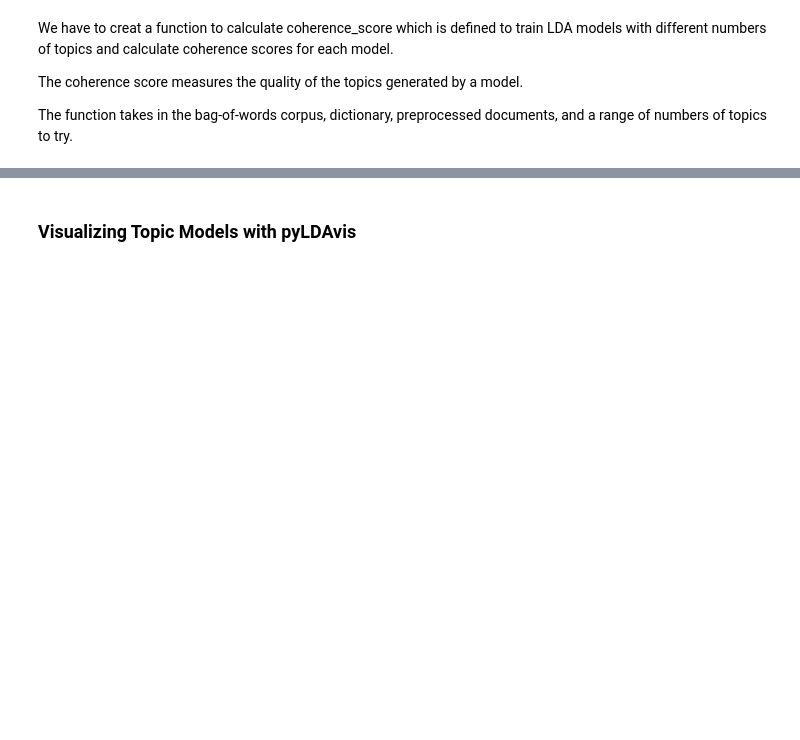
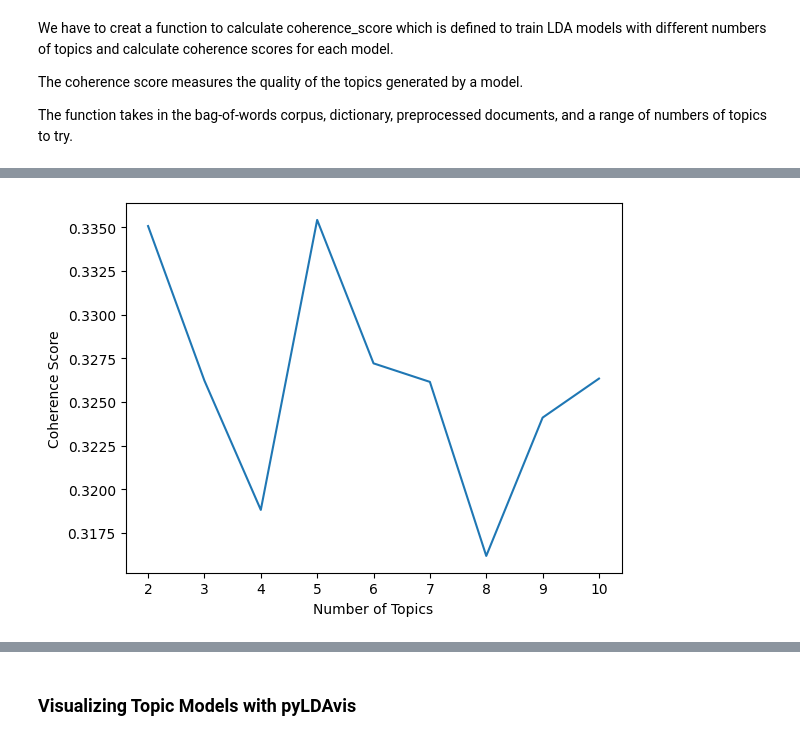
Before and after one commit to CIS-6397-Textmining-Spring-2023/miniproject3-miniproject3_group-6, a Jupyter notebook: MiniProject3-Group6.ipynb, the cells around one changed output, grey strips where cells are left out. Cells and saved outputs as stored; diff of their text form; code cells hidden in the pictures; blank space fills up the shorter version.

```diff
--- a/MiniProject3-Group6.ipynb
+++ b/MiniProject3-Group6.ipynb
@@ -165,11 +236,13 @@ model_list, coherence_values = calculate_coherence_score(bow_corpus, dictionary,
 # %%
 # Plot the coherence score for different number of topics
 
-x = range(2, 13, 1)
+x = range(2, 11, 1)
 plt.plot(x, coherence_values)
 plt.xlabel("Number of Topics")
 plt.ylabel("Coherence Score")
 plt.show()
+# %% [output]
+[figure, added]
 # %%
 # Select the best model based on the coherence score
 
```
Also changed, not shown: parts of 10 cells of this notebook, 18 other files.
